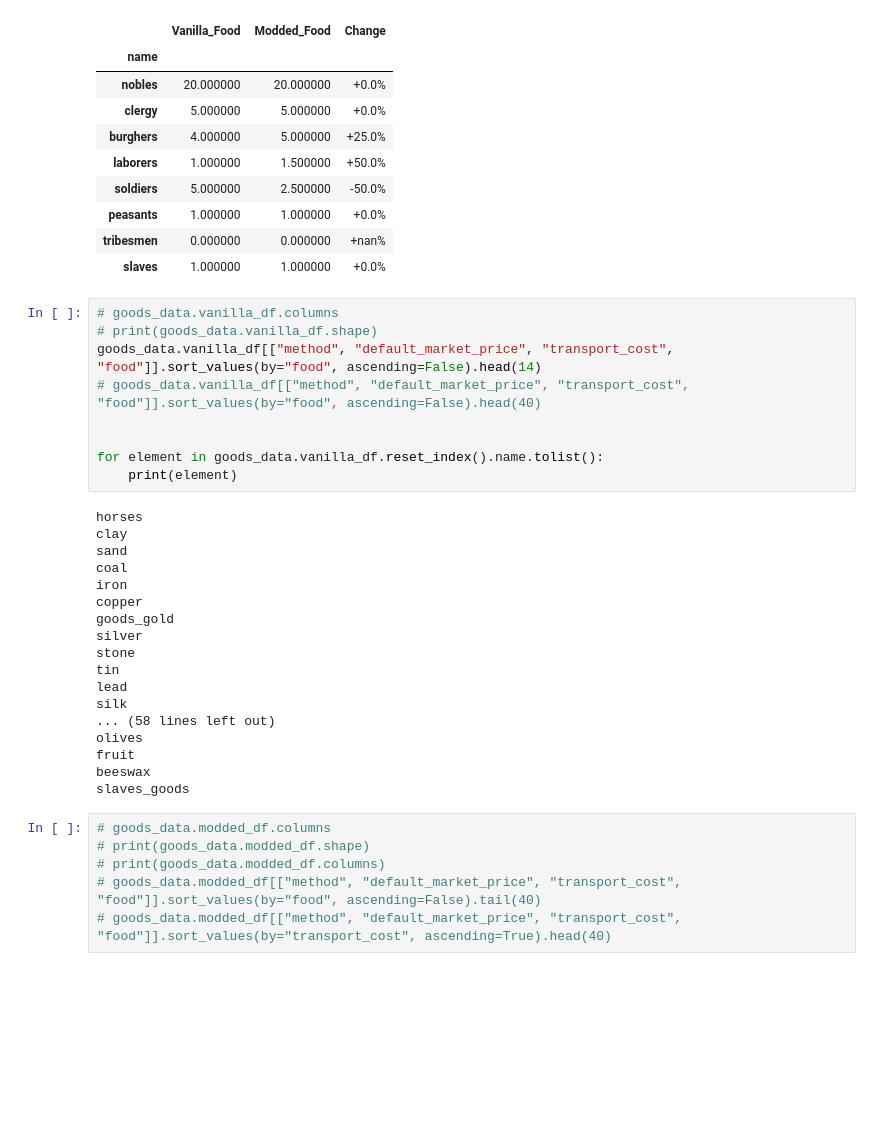
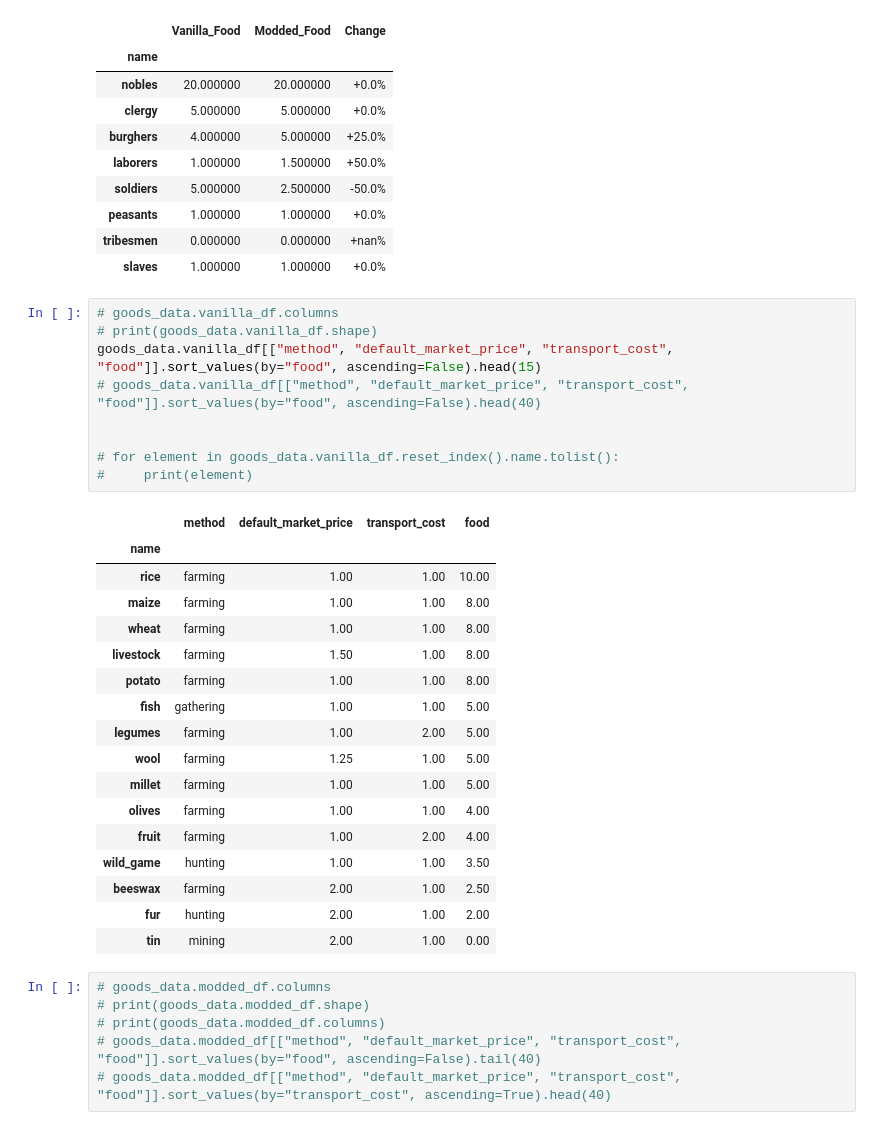
Before and after one commit to JanB1989/ProsperOrPerish, a Jupyter notebook: ProsperPerishCalcs/analysis/building_levels/notebooks/production_method_comparison.ipynb, the cells around one changed output. Saved outputs shown, nothing was run; the diff lists cells and outputs as text; blank space fills up the shorter version.

```diff
--- a/ProsperPerishCalcs/analysis/building_levels/notebooks/production_method_comparison.ipynb
+++ b/ProsperPerishCalcs/analysis/building_levels/notebooks/production_method_comparison.ipynb
@@ -66,30 +66,30 @@ pop_comparison.style.format({'Change': '{:+.1%}'}).background_gradient(subset=['
 # %%
 # goods_data.vanilla_df.columns
 # print(goods_data.vanilla_df.shape)
-goods_data.vanilla_df[["method", "default_market_price", "transport_cost", "food"]].sort_values(by="food", ascending=False).head(14)
+goods_data.vanilla_df[["method", "default_market_price", "transport_cost", "food"]].sort_values(by="food", ascending=False).head(15)
 # goods_data.vanilla_df[["method", "default_market_price", "transport_cost", "food"]].sort_values(by="food", ascending=False).head(40)
 
 
-for element in goods_data.vanilla_df.reset_index().name.tolist():
-    print(element)
+# for element in goods_data.vanilla_df.reset_index().name.tolist():
+#     print(element)
 # %% [output]
-horses
-clay
-sand
-coal
-iron
-copper
-goods_gold
-silver
-stone
-tin
-lead
-silk
-... (58 lines left out)
-olives
-fruit
-beeswax
-slaves_goods
+|  | method | default_market_price | transport_cost | food |
+| name |  |  |  |  |
+| rice | farming | 1.00 | 1.00 | 10.00 |
+| maize | farming | 1.00 | 1.00 | 8.00 |
+| wheat | farming | 1.00 | 1.00 | 8.00 |
+| livestock | farming | 1.50 | 1.00 | 8.00 |
+| potato | farming | 1.00 | 1.00 | 8.00 |
+| fish | gathering | 1.00 | 1.00 | 5.00 |
+| legumes | farming | 1.00 | 2.00 | 5.00 |
+| wool | farming | 1.25 | 1.00 | 5.00 |
+| millet | farming | 1.00 | 1.00 | 5.00 |
+| olives | farming | 1.00 | 1.00 | 4.00 |
+| fruit | farming | 1.00 | 2.00 | 4.00 |
+| wild_game | hunting | 1.00 | 1.00 | 3.50 |
+| beeswax | farming | 2.00 | 1.00 | 2.50 |
+| fur | hunting | 2.00 | 1.00 | 2.00 |
+| tin | mining | 2.00 | 1.00 | 0.00 |
 # %%
 # goods_data.modded_df.columns
 # print(goods_data.modded_df.shape)
```
Also changed, not shown: parts of 6 cells of this notebook, 27 other files.
